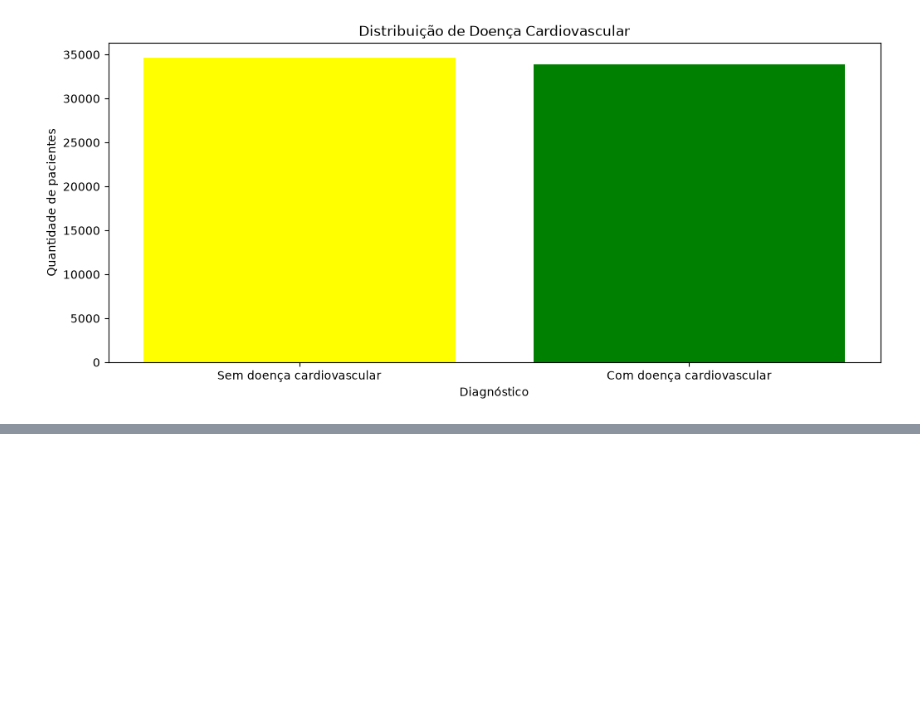
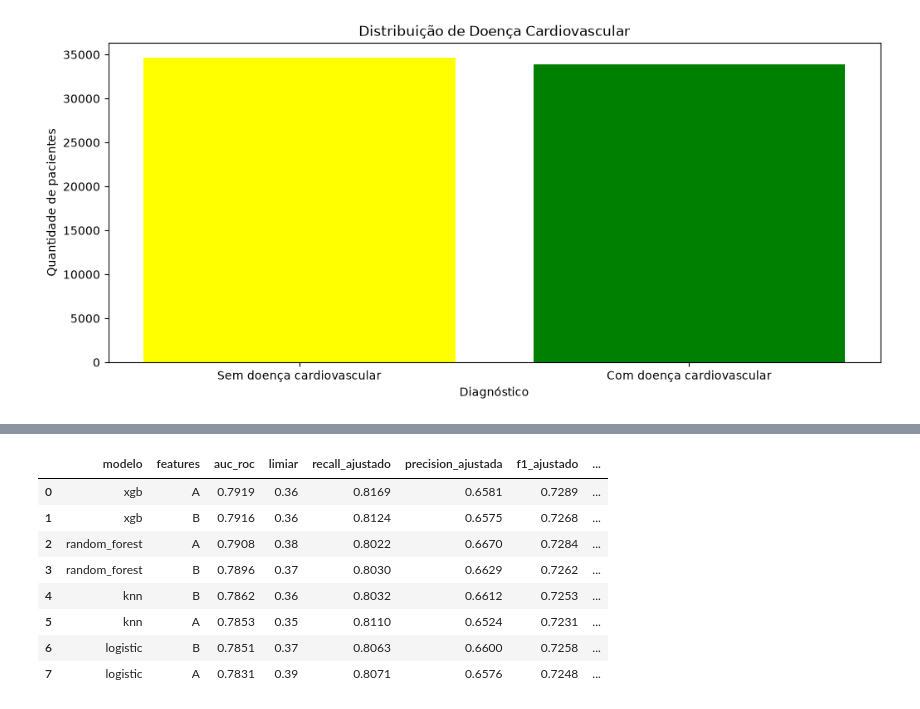
Before and after one commit to team-tech-challenge-fiap/tech-challenge-2026-fiap, a Jupyter notebook: notebooks/00_projeto_final.ipynb, the cells around one changed output, grey strips where cells are left out. Saved outputs shown, nothing was run; the diff lists cells and outputs as text; code cells hidden in the pictures; blank space fills up the shorter version.

```diff
--- a/notebooks/00_projeto_final.ipynb
+++ b/notebooks/00_projeto_final.ipynb
@@ -94,0 +279,32 @@ eda.plot_distribuicao_pressao_arterial(df_clean)
+# %%
+colunas_comparacao = [
+    "modelo",
+    "features",
+    "auc_roc",
+    "limiar",
+    "recall_ajustado",
+    "precision_ajustada",
+    "f1_ajustado",
+    "doentes_nao_sinalizados_por_1000",
+]
+
+df_resumo = (
+    df_comparison.loc[
+        df_comparison["modelo"] != "baseline",
+        colunas_comparacao
+    ]
+    .sort_values("auc_roc", ascending=False)
+    .reset_index(drop=True)
+)
+
+display(df_resumo.round(4))
+# %% [output]
+|  | modelo | features | auc_roc | limiar | recall_ajustado | precision_ajustada | f1_ajustado | ... |
+| 0 | xgb | A | 0.7919 | 0.36 | 0.8169 | 0.6581 | 0.7289 | ... |
+| 1 | xgb | B | 0.7916 | 0.36 | 0.8124 | 0.6575 | 0.7268 | ... |
+| 2 | random_forest | A | 0.7908 | 0.38 | 0.8022 | 0.6670 | 0.7284 | ... |
+| 3 | random_forest | B | 0.7896 | 0.37 | 0.8030 | 0.6629 | 0.7262 | ... |
+| 4 | knn | B | 0.7862 | 0.36 | 0.8032 | 0.6612 | 0.7253 | ... |
+| 5 | knn | A | 0.7853 | 0.35 | 0.8110 | 0.6524 | 0.7231 | ... |
+| 6 | logistic | B | 0.7851 | 0.37 | 0.8063 | 0.6600 | 0.7258 | ... |
+| 7 | logistic | A | 0.7831 | 0.39 | 0.8071 | 0.6576 | 0.7248 | ... |
```
Also changed, not shown: parts of 21 cells of this notebook.
